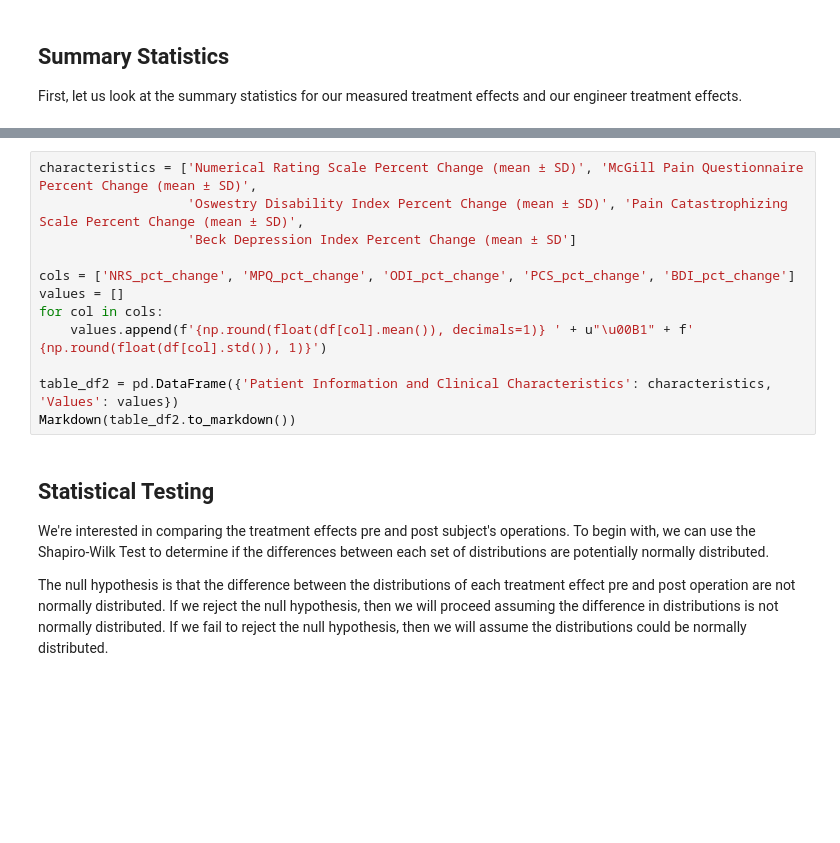
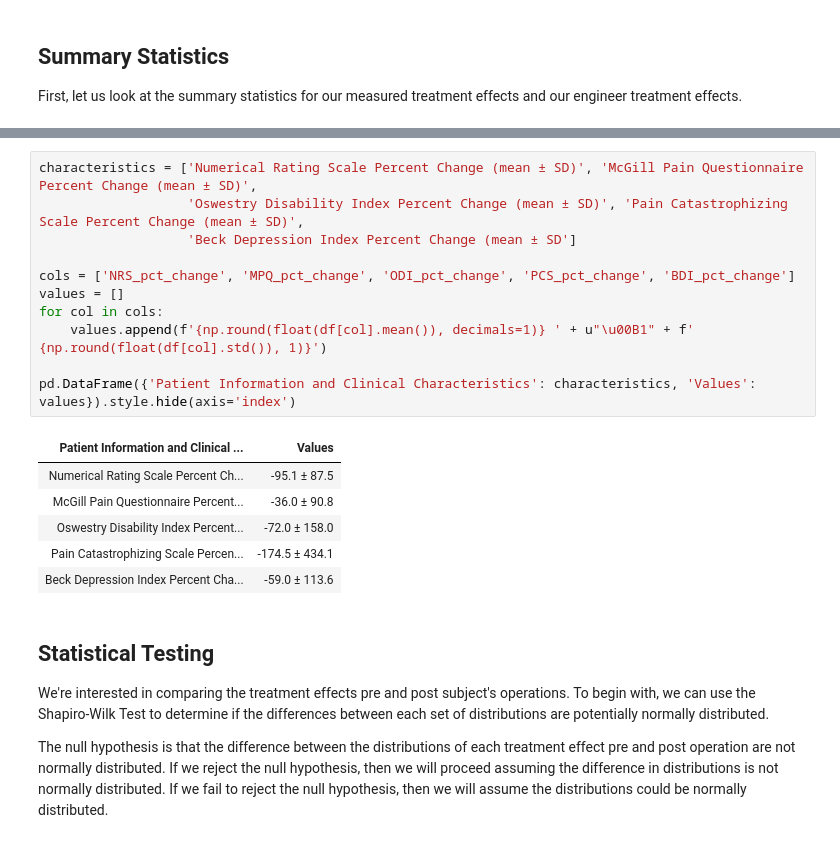
Before and after one commit to uc-cdis/containers, a Jupyter notebook: HEAL-notebooks/combined_tutorials/HDP00384_HighResSpinalCordStimulation_NeuropathicPain.ipynb, the cells around one changed output, grey strips where cells are left out. Cells and saved outputs as stored; diff of their text form; blank space fills up the shorter version.

```diff
--- a/HEAL-notebooks/combined_tutorials/HDP00384_HighResSpinalCordStimulation_NeuropathicPain.ipynb
+++ b/HEAL-notebooks/combined_tutorials/HDP00384_HighResSpinalCordStimulation_NeuropathicPain.ipynb
@@ -89,15 +114,21 @@ Markdown(table_df1.to_markdown())
 # %%
 characteristics = ['Numerical Rating Scale Percent Change (mean ± SD)', 'McGill Pain Questionnaire Percent Change (mean ± SD)',
                    'Oswestry Disability Index Percent Change (mean ± SD)', 'Pain Catastrophizing Scale Percent Change (mean ± SD)',
                    'Beck Depression Index Percent Change (mean ± SD']
 
 cols = ['NRS_pct_change', 'MPQ_pct_change', 'ODI_pct_change', 'PCS_pct_change', 'BDI_pct_change']
 values = []
 for col in cols:
     values.append(f'{np.round(float(df[col].mean()), decimals=1)} ' + u"\u00B1" + f' {np.round(float(df[col].std()), 1)}')
 
-table_df2 = pd.DataFrame({'Patient Information and Clinical Characteristics': characteristics, 'Values': values})
-Markdown(table_df2.to_markdown())
+pd.DataFrame({'Patient Information and Clinical Characteristics': characteristics, 'Values': values}).style.hide(axis='index')
+# %% [output]
+| Patient Information and Clinical ... | Values |
+| Numerical Rating Scale Percent Ch... | -95.1 ± 87.5 |
+| McGill Pain Questionnaire Percent... | -36.0 ± 90.8 |
+| Oswestry Disability Index Percent... | -72.0 ± 158.0 |
+| Pain Catastrophizing Scale Percen... | -174.5 ± 434.1 |
+| Beck Depression Index Percent Cha... | -59.0 ± 113.6 |
 # %% [markdown]
 ## Statistical Testing
 
```
Also changed, not shown: parts of 24 cells of this notebook, 1 other file.
